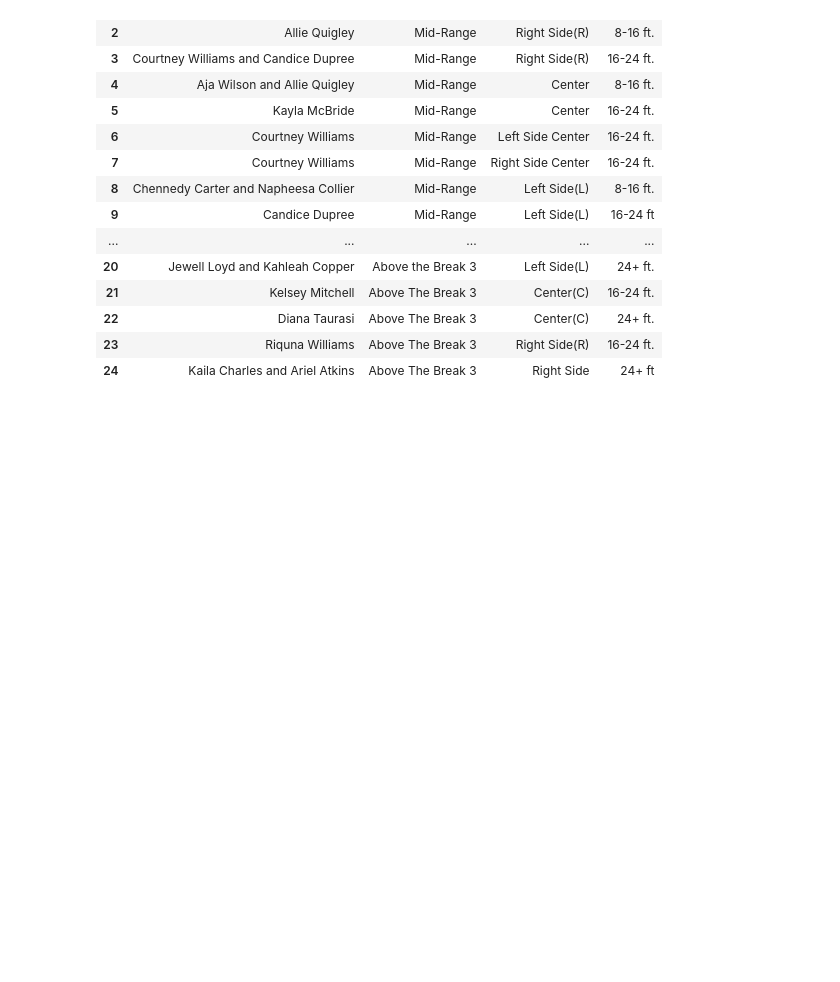
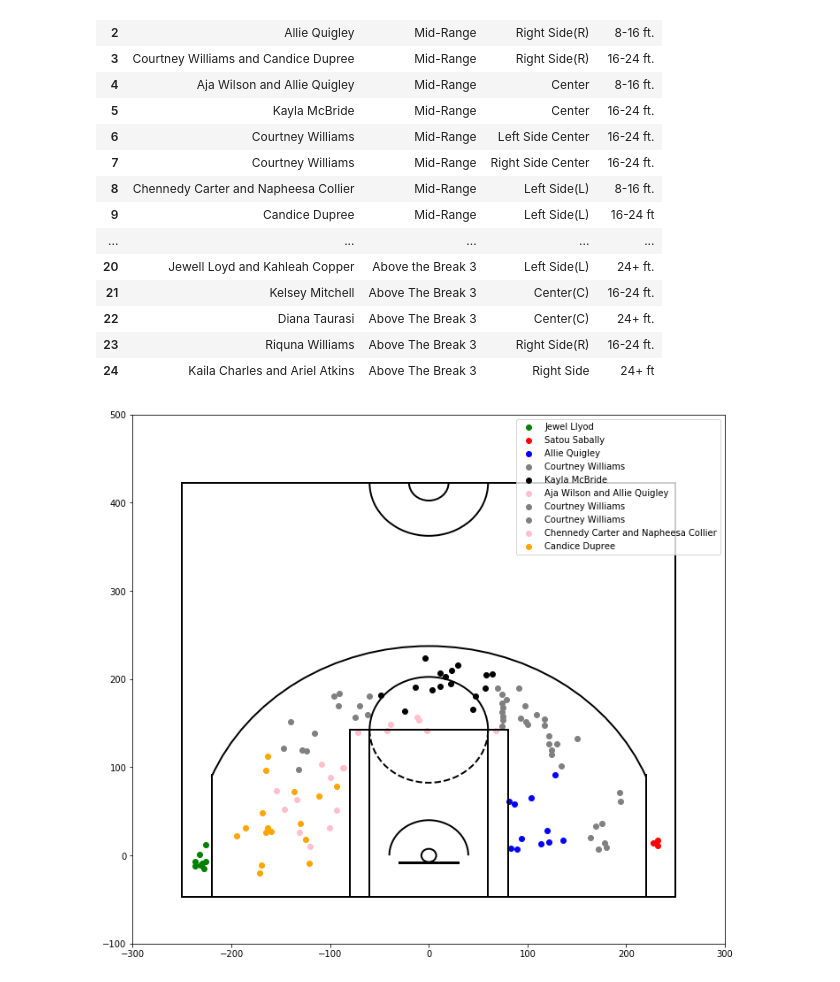
Before and after one commit to stewart-lacy/WNBA, a Jupyter notebook: WNBA_Shooting_2020.ipynb, the cells around one changed output. Drawn from its saved outputs; the diff is of its cells as text; code cells hidden in the pictures; blank space fills up the shorter version.

```diff
--- a/WNBA_Shooting_2020.ipynb
+++ b/WNBA_Shooting_2020.ipynb
@@ -171,6 +213,8 @@ Mid_Range_LC.groupby(by='PLAYER_NAME').sum()['Count'].sort_values(ascending=Fals
 | Emma Meesseman | 7 |
 | Chelsea Gray | 7 |
 | Allie Quigley | 6 |
+# %%
+Courtney_Williams_made_2=Mid_Range_LC.loc[Mid_Range_LC['PLAYER_NAME'] =='Courtney Williams']
 # %% [markdown]
 ### Right Side Center 16-24 ft
 # %%
@@ -189,3 +233,6 @@ Mid_Range_RC.groupby(by='PLAYER_NAME').sum()['Count'].sort_values(ascending=Fals
 | Betnijah Laney | 7 |
 | Kayla McBride | 6 |
 | Jackie Young | 6 |
+# %%
+Courtney_Williams_made_3=Mid_Range_RC.loc[Mid_Range_RC['PLAYER_NAME'] == 'Courtney Williams']
+Courtney_Williams_made_3
@@ -207,3 +272,6 @@ Mid_Range_LS_8to16.loc[Mid_Range_LS_8to16['SHOT_ZONE_RANGE']=='8-16 ft.'].groupb
 | Seimone Augustus | 8 |
 | Courtney Williams | 8 |
 | Candice Dupree | 6 |
+# %%
+Chennedy_Carter_made=Mid_Range_LS_8to16.loc[Mid_Range_LS_8to16['PLAYER_NAME'] =='Chennedy Carter']
+Chennedy_Carter_made
@@ -225,6 +306,8 @@ Mid_Range_LS_16TO24.loc[Mid_Range_LS_16TO24['SHOT_ZONE_RANGE']=='16-24 ft.'].gro
 | Arike Ogunbowale | 3 |
 | Sue Bird | 3 |
 | A'ja Wilson | 3 |
+# %%
+Candice_Dupree_made=Mid_Range_LS_16TO24.loc[Mid_Range_LS_16TO24['PLAYER_NAME'] =='Candice Dupree']
 # %% [markdown]
 # In the paint (NON_RA)
 # %%
@@ -579,0 +741,20 @@ Top_WNBA_Shooting_for2020
+# %%
+plt.figure(figsize=(12,11))
+draw_court(outer_lines=True, color="black")
+plt.scatter(Jewel_Lloyd_made.LOC_X, Jewel_Lloyd_made.LOC_Y,label='Jewel Llyod', color='Green')
+plt.scatter(Satou_Sabally_made_shots.LOC_X, Satou_Sabally_made_shots.LOC_Y,label='Satou Sabally', color="red")
+plt.scatter(Allie_Quigley_made.LOC_X, Allie_Quigley_made.LOC_Y,label='Allie Quigley', color="blue")
+plt.scatter(Courtney_Williams_made.LOC_X, Courtney_Williams_made.LOC_Y,label='Courtney Williams', color="grey")
+plt.scatter(Kayla_McBride_made.LOC_X, Kayla_McBride_made.LOC_Y,label='Kayla McBride', color="black")
+plt.scatter(test_center.LOC_X, test_center.LOC_Y,label='Aja Wilson and Allie Quigley', color="pink")
+plt.scatter(Courtney_Williams_made_2.LOC_X, Courtney_Williams_made_2.LOC_Y,label='Courtney Williams', color="grey")
+plt.scatter(Courtney_Williams_made_3.LOC_X, Courtney_Williams_made_3.LOC_Y,label='Courtney Williams', color="grey")
+plt.scatter(Chennedy_Carter_made.LOC_X, Chennedy_Carter_made.LOC_Y,label='Chennedy Carter and Napheesa Collier', color="pink")
+plt.scatter(Candice_Dupree_made.LOC_X, Candice_Dupree_made.LOC_Y,label='Candice Dupree', color="orange")
+
+plt.xlim(-300,300)
+plt.ylim(-100,500)
+plt.legend(loc='upper right')
+plt.show()
+# %% [output]
+[figure, added]
```
Also changed, not shown: parts of 11 cells of this notebook, 1 other file.
